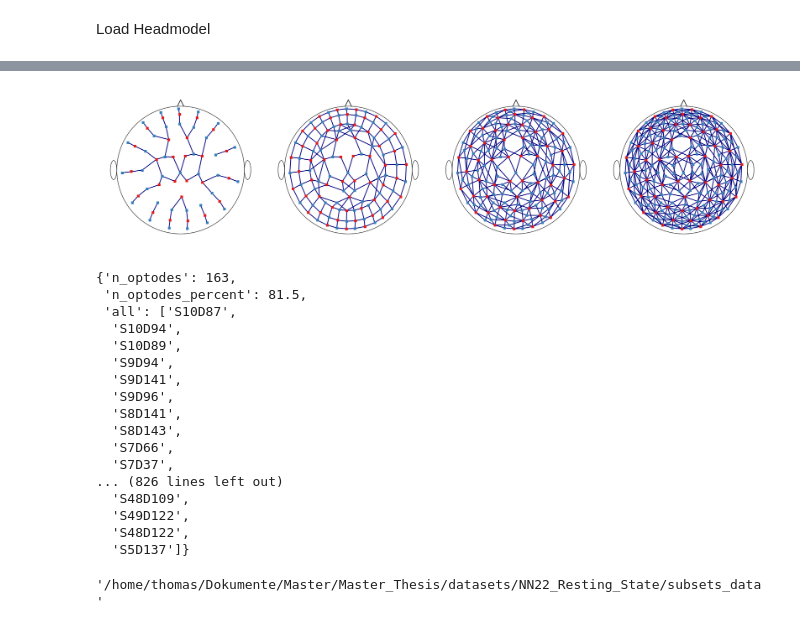
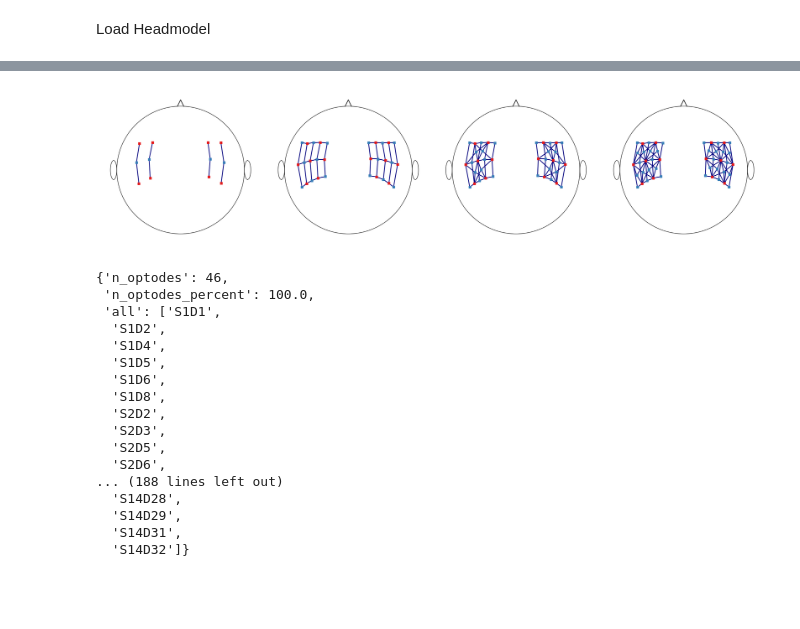
Before and after one commit to orabe/fNIRS_SparseToDense, a Jupyter notebook: src/subset/optode_subsets.ipynb, the cells around one changed output, grey strips where cells are left out. Drawn from its saved outputs; the diff is of its cells as text; code cells hidden in the pictures; blank space fills up the shorter version.

```diff
--- a/src/subset/optode_subsets.ipynb
+++ b/src/subset/optode_subsets.ipynb
@@ -65,18 +99,24 @@ parcels_colin = np.concatenate(
 #data_type = 'Stroop_J'
 #data_type = 'Stroop_D'
 #data_type = 'Syn_Stroop'
-data_type = 'Syn_FT'
+# data_type = 'Syn_FT'
 #data_type = 'BS_Laura'
+data_type = DATASET_NAME
 # %%
 if data_type == 'HD_Squeezing':
     rec = cedalion.datasets.get_fingertappingDOT()
-    head = head_colin
+    # head = head_colin
 if data_type.startswith('Syn'):
     rec = cedalion.datasets.get_nn22_resting_state()
-    head = head_colin
+    # head = head_colin
 if data_type == ('BS_Laura'):
     rec = cedalion.io.read_snirf(datasets_path + 'BS_Laura/' + 'BS_Laura_Data/' + 'sub-577' + "/nirs/" + 'sub-577' + '_task-BS_run-01_nirs.snirf')[0]
-    head = head_colin
+    # head = head_colin
+if data_type == 'BallSqueezingHD_modified':
+    rec = cedalion.io.read_snirf('datasets/raw/BallSqueezingHD_modified/sub-185/nirs/sub-185_task-BallSqueezing_run-1_nirs.snirf')[0]
+    # head = head_colin
+
+head = head_icbm152
 amp = rec["amp"]
 geo3d = rec.geo3d
 display(geo3d[geo3d.type != cdc.PointType.LANDMARK])
@@ -306,5 +413,7 @@ len(list(ts_long.channel.values))
 # %%
-write_path = os.path.join(datasets_path, 'BS_Laura', "long_channels")
+# write_path = os.path.join(datasets_path, 'BS_Laura', "long_channels")
+write_path = os.path.join(results_path_prefix, "long_channels.pkl")
+os.makedirs(os.path.dirname(write_path), exist_ok=True)
 with open(write_path, 'wb') as f:
     pickle.dump(list(ts_long.channel.values), f)
 # %%
@@ -350,7 +462,7 @@ def generate_removed_optodes(optode_numbers):
         toggle = not toggle
     return generate_detector_names(removed)
 # %%
-if data_type == 'HD_Squeezing':
+if data_type == 'HD_Squeezing' or data_type == 'BallSqueezingHD_modified':
     #optodes_to_remove_0 = ['D21','D22','D27','D28','D5','D6','D11','D12']
     #optodes_to_remove_1 = optodes_to_remove_0 + ['D20','D23','D26','D29', 'D4','D7','D10','D13']
     #optodes_to_remove_2 = optodes_to_remove_1 + ['S2', 'D9', 'S7', 'S1', 'D8', 'S6', 'S14', 'D25', 'S9', 'S13', 'D24', 'S8']
@@ -484,7 +596,8 @@ Total number of long channels subset 3: 50 (17.18%)
 fig, ax = p.subplots(1, 4)
 # adjust plot size
 fig.set_size_inches(24, 6)
-cedalion.plots.scalp_plot(
+# cedalion.plots.scalp_plot(
+cedalion.vis.anatomy.scalp_plot(
     amp_reduced_2,
     geo3d,
     np.ones(amp_reduced_2.channel.size),
@@ -497,7 +610,8 @@ cedalion.plots.scalp_plot(
     add_colorbar=False,
     optode_labels=False
 )
-cedalion.plots.scalp_plot(
+# cedalion.plots.scalp_plot(
+cedalion.vis.anatomy.scalp_plot(
     amp_reduced_1,
     geo3d,
     np.ones(amp_reduced_1.channel.size),
@@ -509,40 +623,43 @@ cedalion.plots.scalp_plot(
     cb_label="",
     add_colorbar=False,
 )
-cedalion.plots.scalp_plot(
+# cedalion.plots.scalp_plot(
+cedalion.vis.anatomy.scalp_plot(
     amp_reduced_0,
     geo3d,
     np.ones(amp_reduced_0.channel.size),
     ax[2],
     cmap="jet",
     title="",
     vmin=1,
     vmax=1,
     cb_label="",
     add_colorbar=False,
 )
-cedalion.plots.scalp_plot(
+# cedalion.plots.scalp_plot(
+cedalion.vis.anatomy.scalp_plot(
     amp,
     geo3d,
     np.ones(amp.channel.size),
     ax[3],
     cmap="jet",
     title="",
     vmin=1,
     vmax=1,
     cb_label="",
     add_colorbar=False,
 )
 p.tight_layout()
 
 # chan_subsets_img_path = configs.images_path_prefix + 'channel_subsets/'
-chan_subsets_img_path = images_path_prefix + 'channel_subsets/'
+chan_subsets_img_path = results_path_prefix + 'channel_subsets/'
+os.makedirs(os.path.join(chan_subsets_img_path, data_type), exist_ok=True)
 p.savefig(os.path.join(chan_subsets_img_path, data_type, "subsets_only_all_no_titles.png"))
 p.savefig(os.path.join(chan_subsets_img_path, data_type, "subsets_only_all_no_titles.pdf"))
 p.savefig(os.path.join(chan_subsets_img_path, data_type, "subsets_only_all_no_titles.svg"))
 p.show()
 # %% [output]
-[figure, old version]
+[figure, new version]
 # %%
 subsets_data = {}
 
@@ -586,23 +703,23 @@ subsets_data["subset_3"]["long"] = list(ts_long_reduced_2.channel.values)
 subsets_data["subset_3"]["long_percent"] = round(percentage_long_channels_subset_3, 2)
 subsets_data["subset_3"]["short"] = list(ts_short_reduced_2.channel.values)
 # %%
-subsets_data["subset_1"]
+subsets_data["full"]
 # %% [output]
-{'n_optodes': 163,
- 'n_optodes_percent': 81.5,
- 'all': ['S10D87',
-  'S10D94',
-  'S10D89',
-  'S9D94',
-  'S9D141',
-  'S9D96',
-  'S8D141',
-  'S8D143',
-  'S7D66',
-  'S7D37',
-... (826 lines left out)
-  'S48D109',
-  'S49D122',
-  'S48D122',
-  'S5D137']}
+{'n_optodes': 46,
+ 'n_optodes_percent': 100.0,
+ 'all': ['S1D1',
+  'S1D2',
+  'S1D4',
+  'S1D5',
+  'S1D6',
+  'S1D8',
+  'S2D2',
+  'S2D3',
+  'S2D5',
+  'S2D6',
+... (188 lines left out)
+  'S14D28',
+  'S14D29',
+  'S14D31',
+  'S14D32']}
 # %%
@@ -621,5 +738,3 @@ write_path = os.path.join(datasets_path, suffix, "subsets_data")
 # %%
-write_path
+# write_path
-# %% [output]
-'/home/thomas/Dokumente/Master/Master_Thesis/datasets/NN22_Resting_State/subsets_data'
 # %%
```
Also changed, not shown: parts of 28 cells of this notebook, 7 other files.
